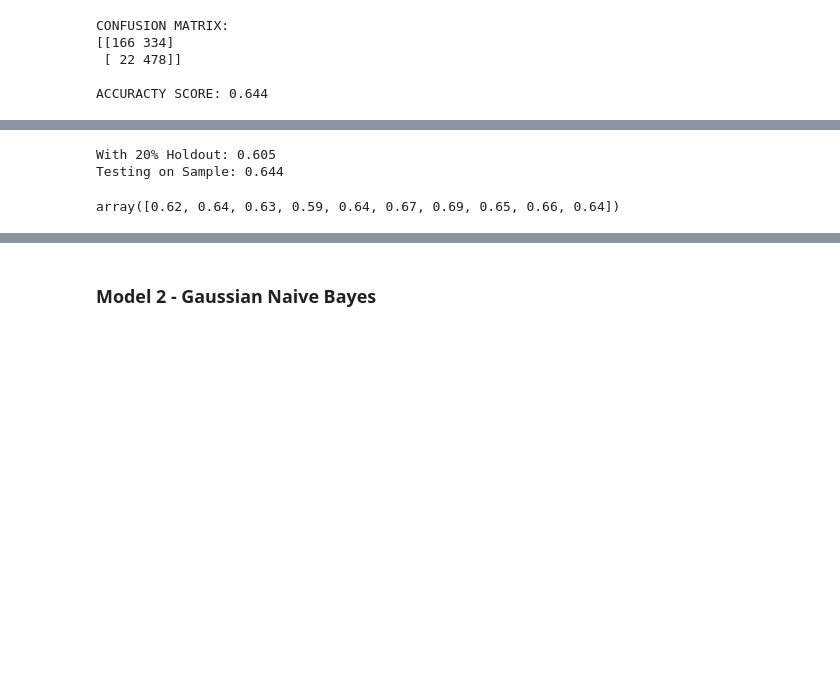
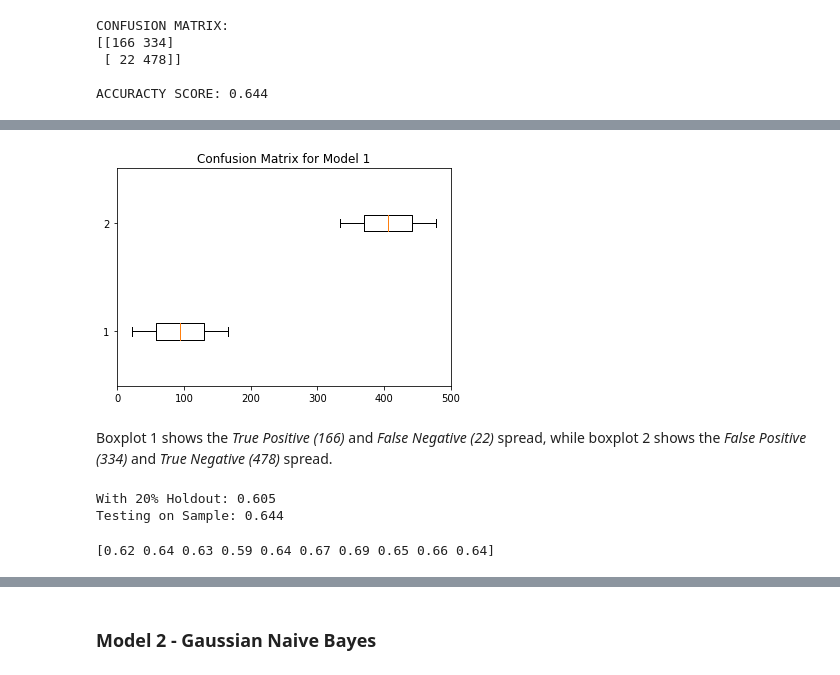
Before and after one commit to kmcmcurtis7/thinkful_ml_unit2, a Jupyter notebook: 2.3.4 Challenge - Iterate and evaluate your classifier.ipynb, the cells around one changed output, grey strips where cells are left out. Cells and saved outputs as stored; diff of their text form; code cells hidden in the pictures; blank space fills up the shorter version.

```diff
--- a/2.3.4 Challenge - Iterate and evaluate your classifier.ipynb
+++ b/2.3.4 Challenge - Iterate and evaluate your classifier.ipynb
@@ -118,3 +134,13 @@ ACCURACTY SCORE: 0.644
+# %%
+# Confusion Matrix spread
+fig1, ax1 = plt.subplots()
+ax1.set_title('Confusion Matrix for Model 1')
+ax1.boxplot(results, vert=False)
+plt.show()
+# %% [output]
+[figure, added]
+# %% [markdown]
+Boxplot 1 shows the _True Positive (166)_ and _False Negative (22)_ spread, while boxplot 2 shows the _False Positive (334)_ and _True Negative (478)_ spread.
 # %%
 # Test your model with different holdout groups.
 
@@ -128,6 +154,8 @@ With 20% Holdout: 0.605
 Testing on Sample: 0.644
 # %%
 from sklearn.model_selection import cross_val_score
-cross_val_score(bnb, data, target, cv=10)
+score1 = cross_val_score(bnb, data, target, cv=10)
+
+print(score1)
 # %% [output]
-array([0.62, 0.64, 0.63, 0.59, 0.64, 0.67, 0.69, 0.65, 0.66, 0.64])
+[0.62 0.64 0.63 0.59 0.64 0.67 0.69 0.65 0.66 0.64]
```
Also changed, not shown: parts of 44 cells of this notebook.
